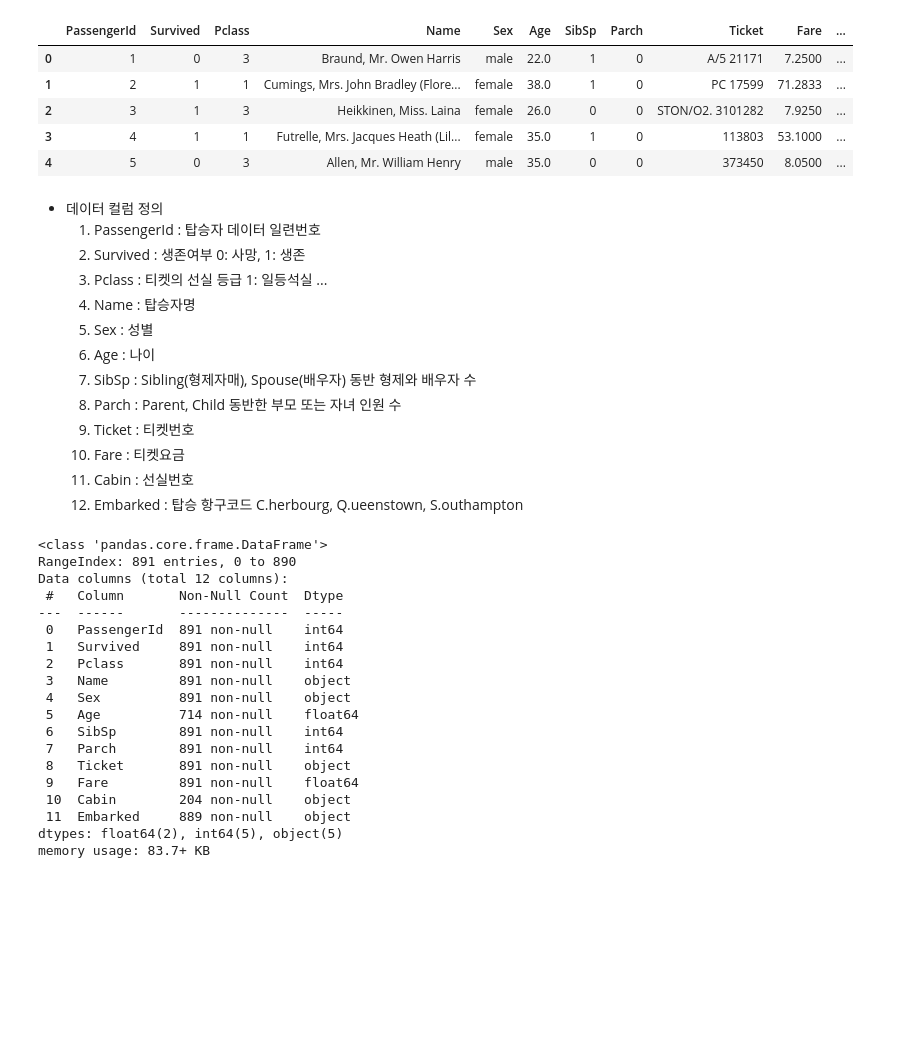
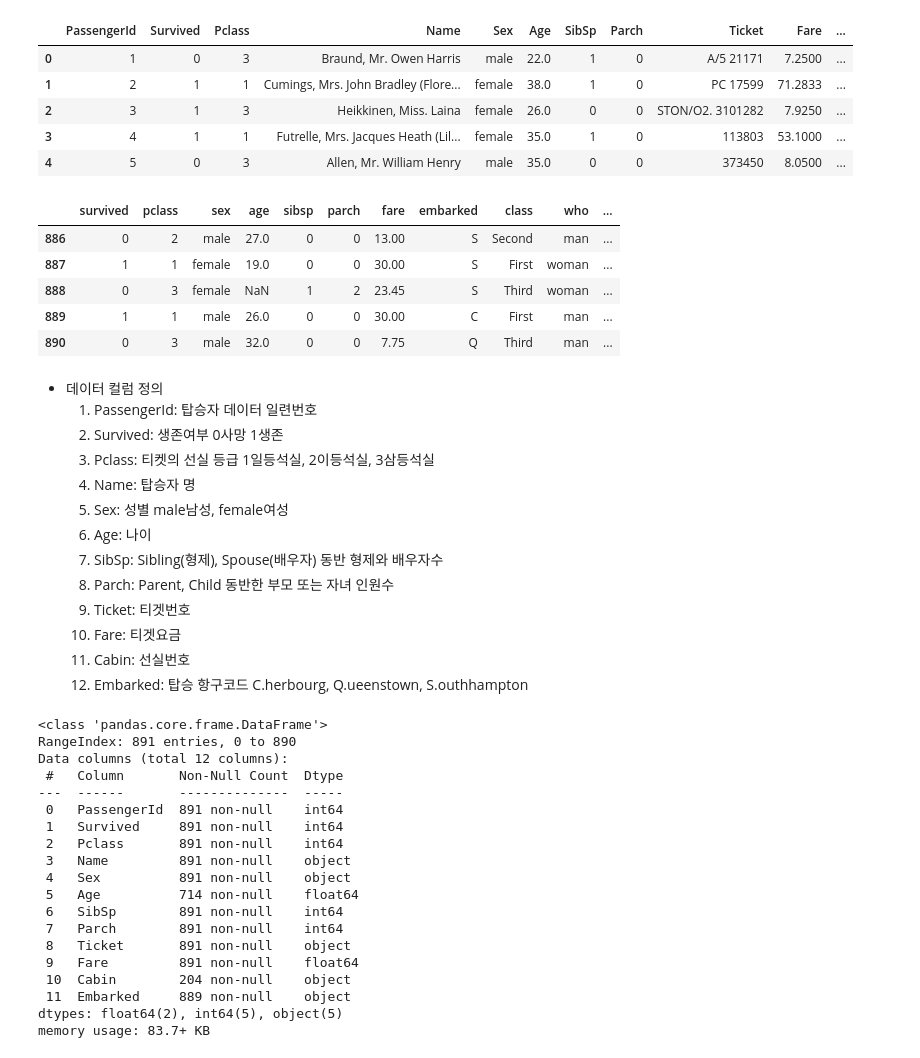
Before and after one commit to som7199/IoT-bigdata-2024, a Jupyter notebook: day05/dba11_linear_regression.ipynb, the cells around one changed output. Cells and saved outputs as stored; diff of their text form; code cells hidden in the pictures; blank space fills up the shorter version.

```diff
--- a/day05/dba11_linear_regression.ipynb
+++ b/day05/dba11_linear_regression.ipynb
@@ -138,20 +84,32 @@ df_train.head()
 | 2 | 3 | 1 | 3 | Heikkinen, Miss. Laina | female | 26.0 | 0 | 0 | STON/O2. 3101282 | 7.9250 | ... |
 | 3 | 4 | 1 | 1 | Futrelle, Mrs. Jacques Heath (Lil... | female | 35.0 | 1 | 0 | 113803 | 53.1000 | ... |
 | 4 | 5 | 0 | 3 | Allen, Mr. William Henry | male | 35.0 | 0 | 0 | 373450 | 8.0500 | ... |
+# %%
+## Seaborn은 891개 데이터만 존재. 불필요한 중복컬럼 많음
+## https://github.com/mwaskom/seaborn-data 나머지 데이터셋 정보
+df_titanic = sns.load_dataset('titanic')
+df_titanic.tail()
+# %% [output]
+|  | survived | pclass | sex | age | sibsp | parch | fare | embarked | class | who | ... |
+| 886 | 0 | 2 | male | 27.0 | 0 | 0 | 13.00 | S | Second | man | ... |
+| 887 | 1 | 1 | female | 19.0 | 0 | 0 | 30.00 | S | First | woman | ... |
+| 888 | 0 | 3 | female | NaN | 1 | 2 | 23.45 | S | Third | woman | ... |
+| 889 | 1 | 1 | male | 26.0 | 0 | 0 | 30.00 | C | First | man | ... |
+| 890 | 0 | 3 | male | 32.0 | 0 | 0 | 7.75 | Q | Third | man | ... |
 # %% [markdown]
 - 데이터 컬럼 정의
-    1. PassengerId : 탑승자 데이터 일련번호
-    2. Survived : 생존여부 0: 사망, 1: 생존
-    3. Pclass : 티켓의 선실 등급 1: 일등석실 ...
-    4. Name : 탑승자명
-    5. Sex : 성별
-    6. Age : 나이
-    7. SibSp : Sibling(형제자매), Spouse(배우자) 동반 형제와 배우자 수
-    8. Parch : Parent, Child 동반한 부모 또는 자녀 인원 수
-    9. Ticket : 티켓번호
-    10. Fare : 티켓요금
-    11. Cabin : 선실번호
-    12. Embarked : 탑승 항구코드 C.herbourg, Q.ueenstown, S.outhampton
+    1. PassengerId: 탑승자 데이터 일련번호
+    2. Survived: 생존여부 0사망 1생존
+    3. Pclass: 티켓의 선실 등급 1일등석실, 2이등석실, 3삼등석실
+    4. Name: 탑승자 명
+    5. Sex: 성별 male남성, female여성
+    6. Age: 나이
+    7. SibSp: Sibling(형제), Spouse(배우자) 동반 형제와 배우자수
+    8. Parch: Parent, Child 동반한 부모 또는 자녀 인원수
+    9. Ticket: 티겟번호
+    10. Fare: 티겟요금
+    11. Cabin: 선실번호
+    12. Embarked: 탑승 항구코드 C.herbourg, Q.ueenstown, S.outhhampton
 # %%
 df_train.info()
 # %% [output]
```
Also changed, not shown: parts of 143 cells of this notebook, 6 other files.
